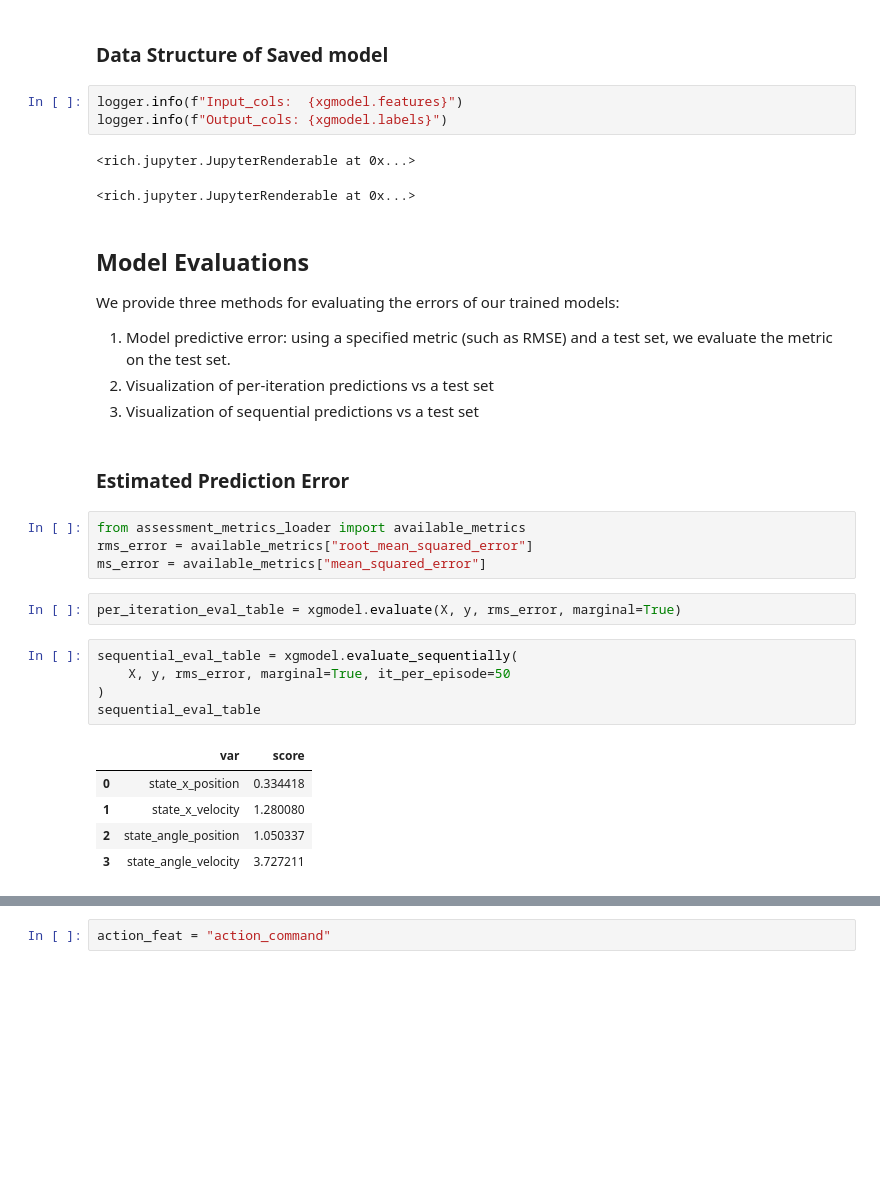
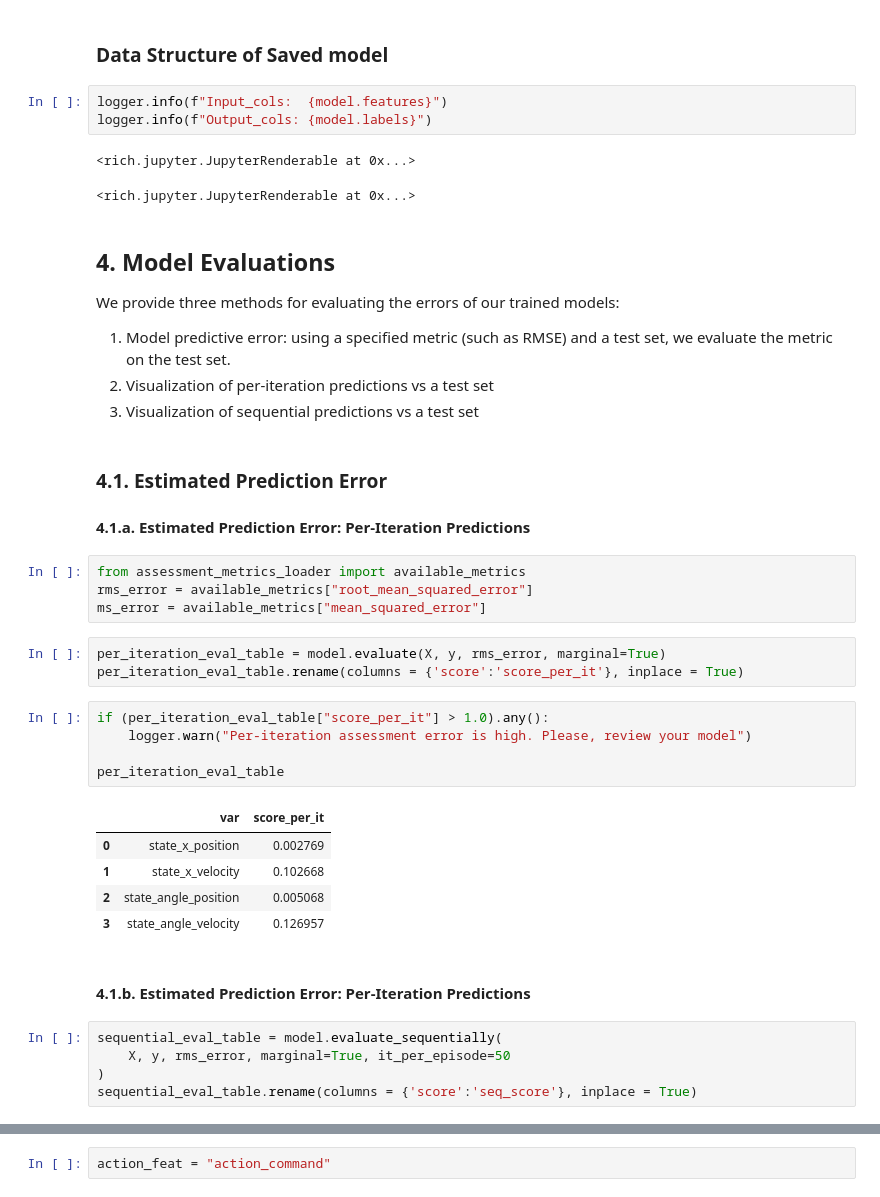
Before and after one commit to microsoft/datadrivenmodel, a Jupyter notebook: ddm_evaluation.ipynb, the cells around one changed output, grey strips where cells are left out. Saved outputs shown, nothing was run; the diff lists cells and outputs as text; blank space fills up the shorter version.

```diff
--- a/ddm_evaluation.ipynb
+++ b/ddm_evaluation.ipynb
@@ -140,36 +143,45 @@ xgmodel.save_model(filename=cfg["model"]["saver"]["filename"])
 # %% [markdown]
 ### Data Structure of Saved model
 # %%
-logger.info(f"Input_cols:  {xgmodel.features}")
-logger.info(f"Output_cols: {xgmodel.labels}")
+logger.info(f"Input_cols:  {model.features}")
+logger.info(f"Output_cols: {model.labels}")
 # %% [output]
 <rich.jupyter.JupyterRenderable at 0x...>
 <rich.jupyter.JupyterRenderable at 0x...>
 # %% [markdown]
-## Model Evaluations
+## 4. Model Evaluations
 
 We provide three methods for evaluating the errors of our trained models:
 
 1. Model predictive error: using a specified metric (such as RMSE) and a test set, we evaluate the metric on the test set.
 2. Visualization of per-iteration predictions vs a test set
 3. Visualization of sequential predictions vs a test set
-# %% [markdown]
-### Estimated Prediction Error
+# %% [markdown]
+### 4.1. Estimated Prediction Error
+#### 4.1.a. Estimated Prediction Error: Per-Iteration Predictions
 # %%
 from assessment_metrics_loader import available_metrics
 rms_error = available_metrics["root_mean_squared_error"]
 ms_error = available_metrics["mean_squared_error"]
 # %%
-per_iteration_eval_table = xgmodel.evaluate(X, y, rms_error, marginal=True)
+per_iteration_eval_table = model.evaluate(X, y, rms_error, marginal=True)
+per_iteration_eval_table.rename(columns = {'score':'score_per_it'}, inplace = True)
+# %%
+if (per_iteration_eval_table["score_per_it"] > 1.0).any():
+    logger.warn("Per-iteration assessment error is high. Please, review your model")
+
+per_iteration_eval_table
+# %% [output]
+|  | var | score_per_it |
+| 0 | state_x_position | 0.002769 |
+| 1 | state_x_velocity | 0.102668 |
+| 2 | state_angle_position | 0.005068 |
+| 3 | state_angle_velocity | 0.126957 |
+# %% [markdown]
+#### 4.1.b. Estimated Prediction Error: Per-Iteration Predictions
 # %%
-sequential_eval_table = xgmodel.evaluate_sequentially(
+sequential_eval_table = model.evaluate_sequentially(
     X, y, rms_error, marginal=True, it_per_episode=50
 )
-sequential_eval_table
+sequential_eval_table.rename(columns = {'score':'seq_score'}, inplace = True)
-# %% [output]
-|  | var | score |
-| 0 | state_x_position | 0.334418 |
-| 1 | state_x_velocity | 1.280080 |
-| 2 | state_angle_position | 1.050337 |
-| 3 | state_angle_velocity | 3.727211 |
 # %%
```
Also changed, not shown: parts of 20 cells of this notebook.
